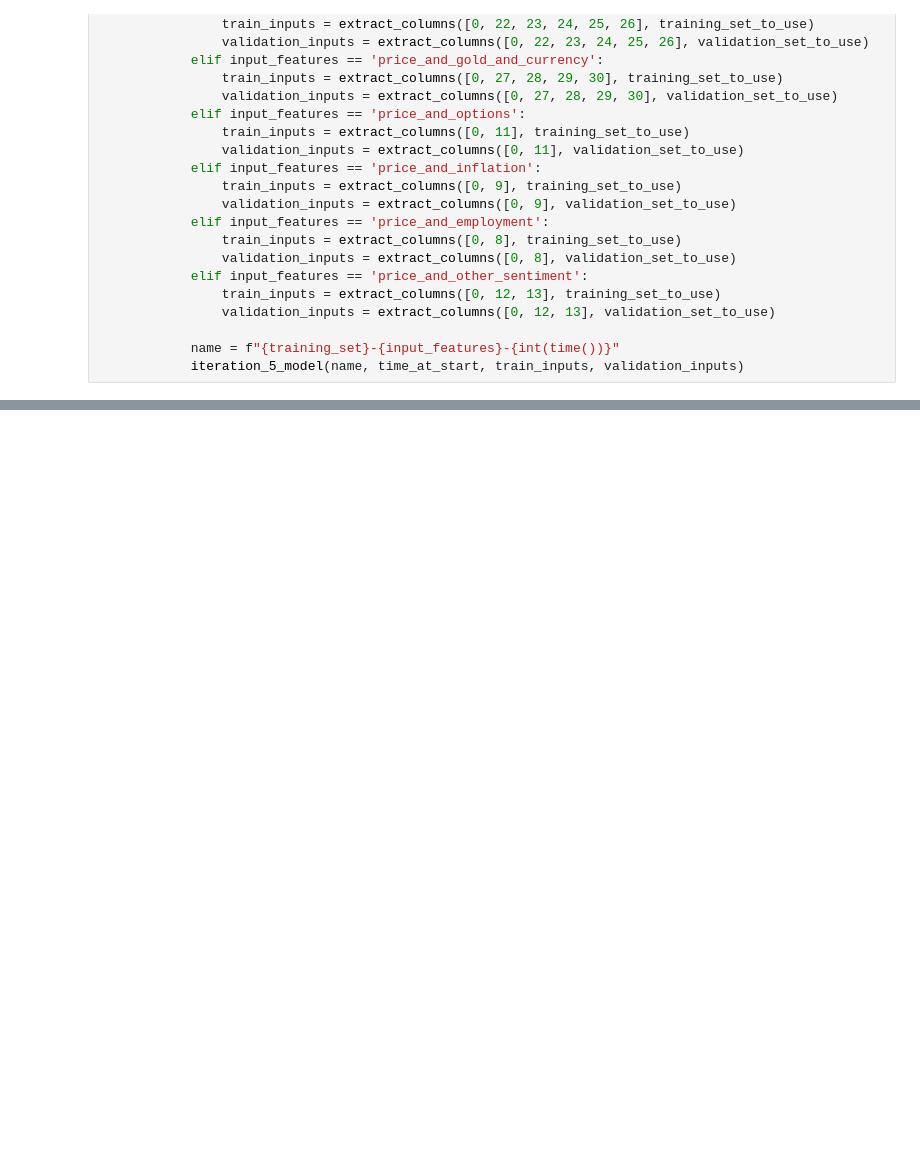
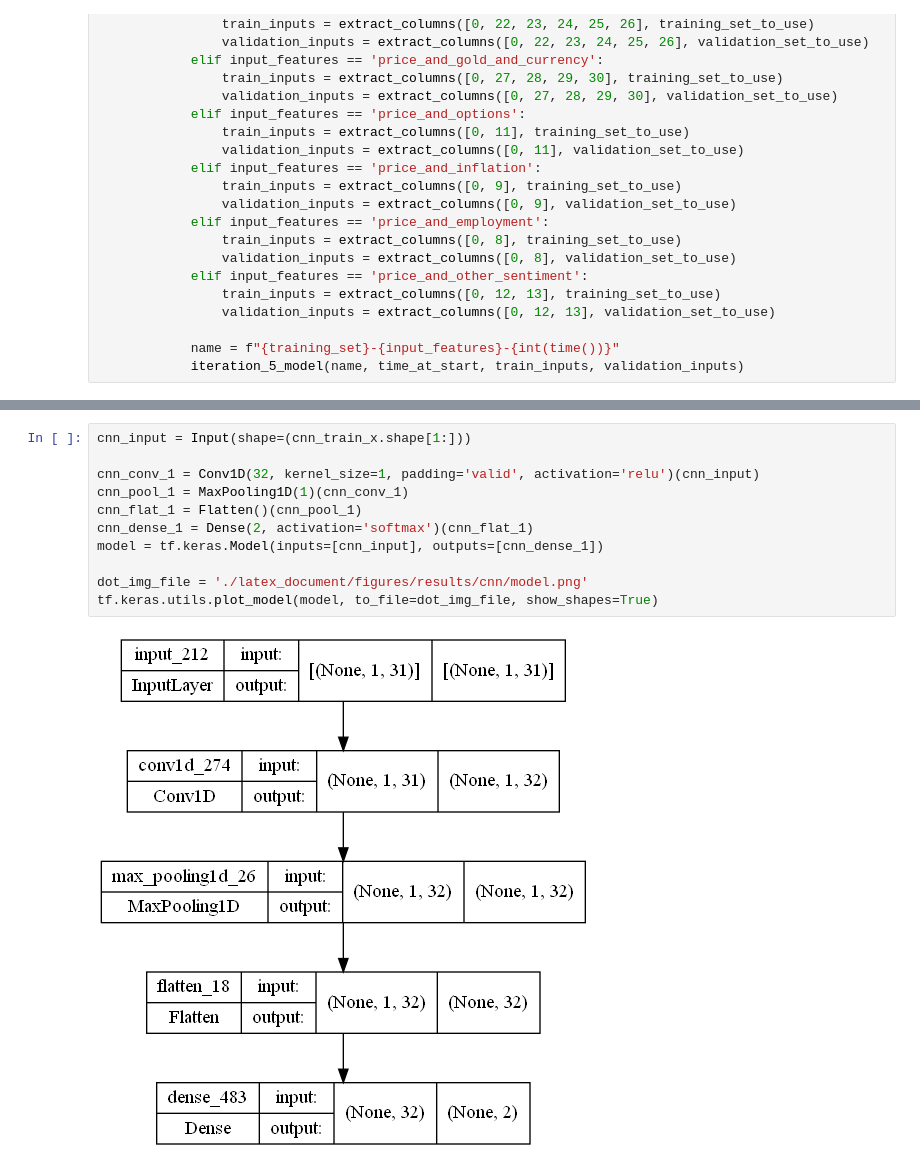
Before and after one commit to Alvie/predicting-stocks-fyp, a Jupyter notebook: main.ipynb, the cells around one changed output, grey strips where cells are left out. Saved outputs shown, nothing was run; the diff lists cells and outputs as text; blank space fills up the shorter version.

```diff
--- a/main.ipynb
+++ b/main.ipynb
@@ -786,0 +729,13 @@ Epoch 5: val_accuracy improved from 0.50000 to 0.50536, saving model to cnnlstmi
+# %%
+cnn_input = Input(shape=(cnn_train_x.shape[1:]))
+
+cnn_conv_1 = Conv1D(32, kernel_size=1, padding='valid', activation='relu')(cnn_input)
+cnn_pool_1 = MaxPooling1D(1)(cnn_conv_1)
+cnn_flat_1 = Flatten()(cnn_pool_1)
+cnn_dense_1 = Dense(2, activation='softmax')(cnn_flat_1)
+model = tf.keras.Model(inputs=[cnn_input], outputs=[cnn_dense_1])
+
+dot_img_file = './latex_document/figures/results/cnn/model.png'
+tf.keras.utils.plot_model(model, to_file=dot_img_file, show_shapes=True)
+# %% [output]
+[figure, added]
```
Also changed, not shown: parts of 1 cell of this notebook.
